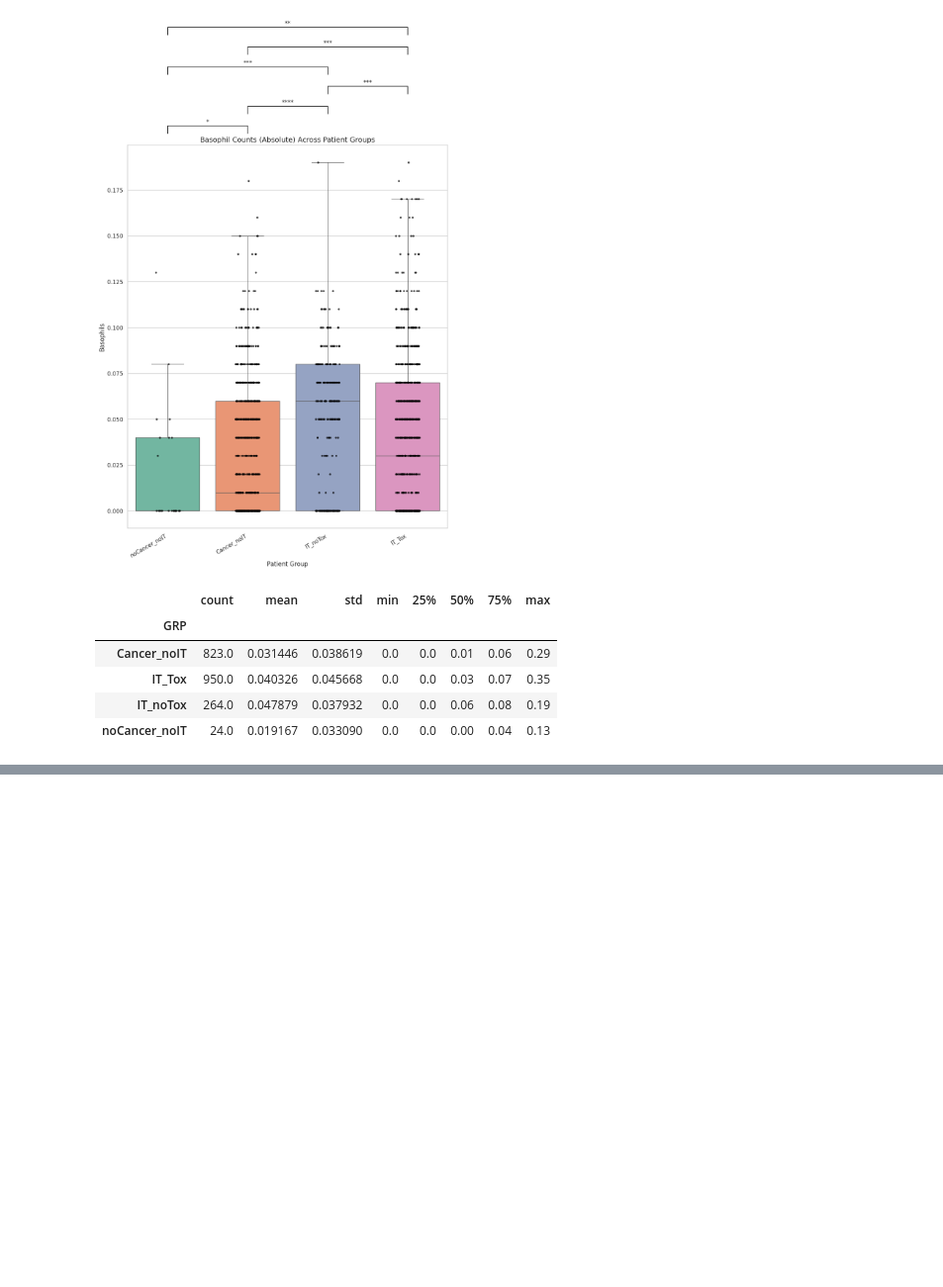
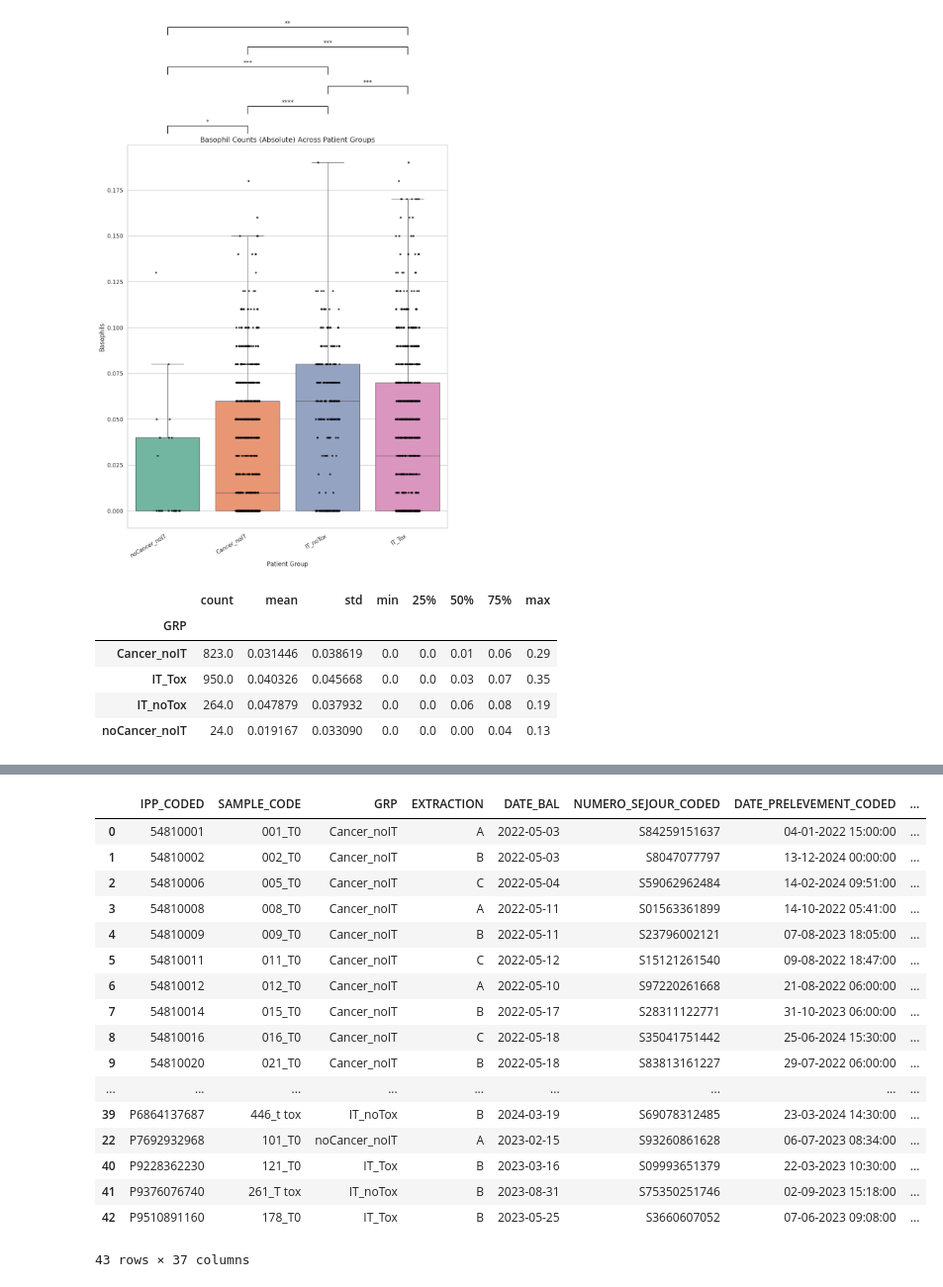
Before and after one commit to Soroushstr/Toxicity, a Jupyter notebook: Toxicity_new.ipynb, the cells around one changed output, grey strips where cells are left out. Shown at 99% size. Drawn from its saved outputs; the diff is of its cells as text; code cells hidden in the pictures; blank space fills up the shorter version.

```diff
--- a/Toxicity_new.ipynb
+++ b/Toxicity_new.ipynb
@@ -130,0 +153,56 @@ cbc.groupby('GRP')['BASOPHILES_ABS'].describe()
+# %%
+import pandas as pd
+import numpy as np
+
+# Step 1: Ensure date columns are in datetime format
+cbc['DATE_ANALYSE_CODED'] = pd.to_datetime(cbc['DATE_ANALYSE_CODED'], format="%d-%m-%Y %H:%M:%S")
+cbc['DATE_BAL'] = pd.to_datetime(cbc['DATE_BAL'], format="%d-%m-%Y %H:%M:%S")
+
+# Step 2: Split by group condition
+non_it_groups = ['noCancer_noIT', 'Cancer_noIT']
+it_groups = ['IT_noTox', 'IT_Tox']
+
+# Step 3: Get most recent CBC test for non-IT groups
+non_it_df = (
+    cbc[cbc['GRP'].isin(non_it_groups)]
+    .sort_values('DATE_ANALYSE_CODED')
+    .groupby('IPP_CODED', as_index=False)
+    .last()
+)
+
+# Step 4: Get closest CBC test to bronchoscopy for IT groups
+def get_closest_to_bal(df):
+    df['timedelta'] = (df['DATE_ANALYSE_CODED'] - df['DATE_BAL']).abs()
+    return df.loc[df['timedelta'].idxmin()]
+
+it_df = (
+    cbc[cbc['GRP'].isin(it_groups)]
+    .groupby('IPP_CODED', group_keys=False)
+    .apply(get_closest_to_bal)
+)
+
+# Step 5: Concatenate both DataFrames
+final_df = pd.concat([non_it_df, it_df], ignore_index=True)
+
+# (Optional) Sort by IPP or sample_code for consistency
+final_df = final_df.sort_values('IPP_CODED')
+final_df
+# %% [output]
+|  | IPP_CODED | SAMPLE_CODE | GRP | EXTRACTION | DATE_BAL | NUMERO_SEJOUR_CODED | DATE_PRELEVEMENT_CODED | ... |
+| 0 | 54810001 | 001_T0 | Cancer_noIT | A | 2022-05-03 | S84259151637 | 04-01-2022 15:00:00 | ... |
+| 1 | 54810002 | 002_T0 | Cancer_noIT | B | 2022-05-03 | S8047077797 | 13-12-2024 00:00:00 | ... |
+| 2 | 54810006 | 005_T0 | Cancer_noIT | C | 2022-05-04 | S59062962484 | 14-02-2024 09:51:00 | ... |
+| 3 | 54810008 | 008_T0 | Cancer_noIT | A | 2022-05-11 | S01563361899 | 14-10-2022 05:41:00 | ... |
+| 4 | 54810009 | 009_T0 | Cancer_noIT | B | 2022-05-11 | S23796002121 | 07-08-2023 18:05:00 | ... |
+| 5 | 54810011 | 011_T0 | Cancer_noIT | C | 2022-05-12 | S15121261540 | 09-08-2022 18:47:00 | ... |
+| 6 | 54810012 | 012_T0 | Cancer_noIT | A | 2022-05-10 | S97220261668 | 21-08-2022 06:00:00 | ... |
+| 7 | 54810014 | 015_T0 | Cancer_noIT | B | 2022-05-17 | S28311122771 | 31-10-2023 06:00:00 | ... |
+| 8 | 54810016 | 016_T0 | Cancer_noIT | C | 2022-05-18 | S35041751442 | 25-06-2024 15:30:00 | ... |
+| 9 | 54810020 | 021_T0 | Cancer_noIT | B | 2022-05-18 | S83813161227 | 29-07-2022 06:00:00 | ... |
+| ... | ... | ... | ... | ... | ... | ... | ... | ... |
+| 39 | P6864137687 | 446_t tox | IT_noTox | B | 2024-03-19 | S69078312485 | 23-03-2024 14:30:00 | ... |
+| 22 | P7692932968 | 101_T0 | noCancer_noIT | A | 2023-02-15 | S93260861628 | 06-07-2023 08:34:00 | ... |
+| 40 | P9228362230 | 121_T0 | IT_Tox | B | 2023-03-16 | S09993651379 | 22-03-2023 10:30:00 | ... |
+| 41 | P9376076740 | 261_T tox | IT_noTox | B | 2023-08-31 | S75350251746 | 02-09-2023 15:18:00 | ... |
+| 42 | P9510891160 | 178_T0 | IT_Tox | B | 2023-05-25 | S3660607052 | 07-06-2023 09:08:00 | ... |
+43 rows × 37 columns
```
Also changed, not shown: parts of 6 cells of this notebook.
